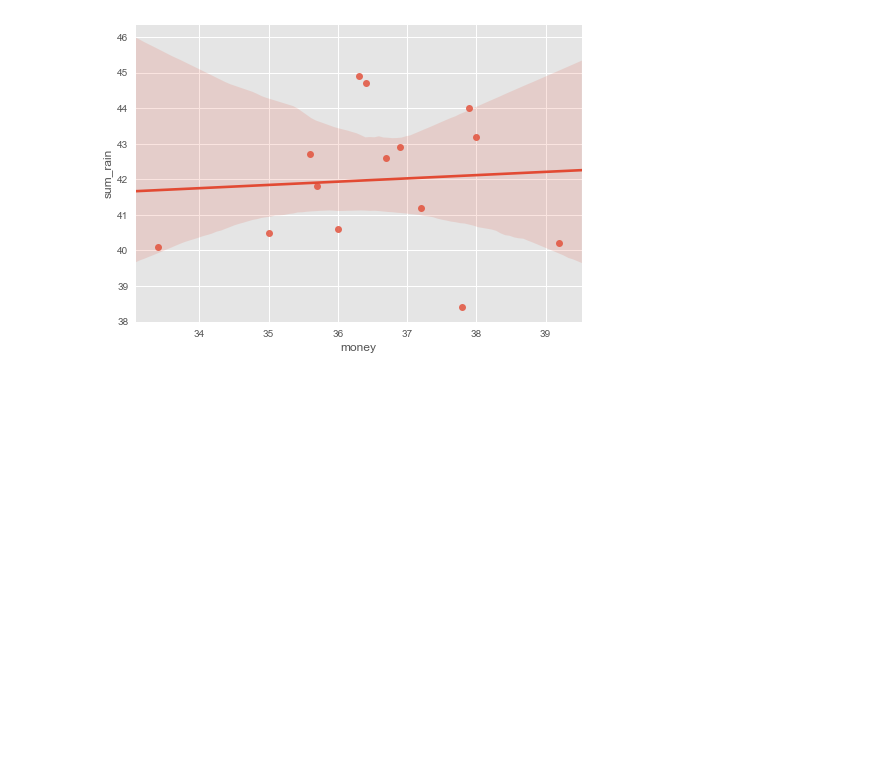
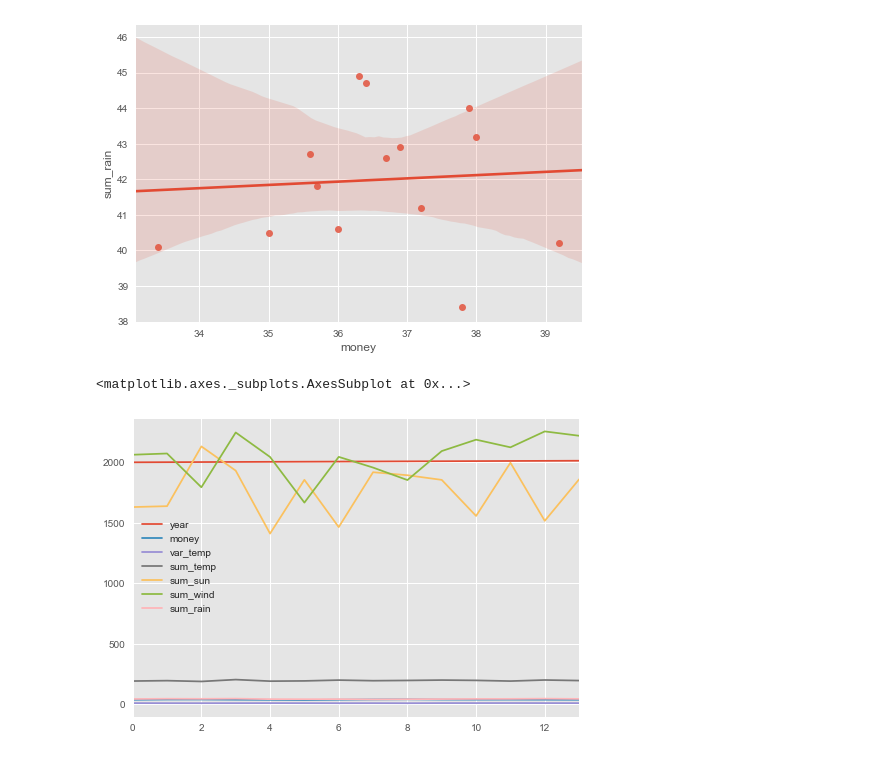
Before and after one commit to taishiroyamada/graduation_thesis_dayo, a Jupyter notebook: sotsuron_data3.ipynb, the cells around one changed output. Drawn from its saved outputs; the diff is of its cells as text; code cells hidden in the pictures; blank space fills up the shorter version.

```diff
--- a/sotsuron_data3.ipynb
+++ b/sotsuron_data3.ipynb
@@ -227,3 +248,8 @@ sns.regplot(x=yt_data["money"], y=yt_data["sum_rain"])
 # %% [output]
 <matplotlib.axes._subplots.AxesSubplot at 0x...>
 [figure]
+# %%
+yt_data.plot()
+# %% [output]
+<matplotlib.axes._subplots.AxesSubplot at 0x...>
+[figure, added]
```
Also changed, not shown: parts of 4 cells of this notebook.
